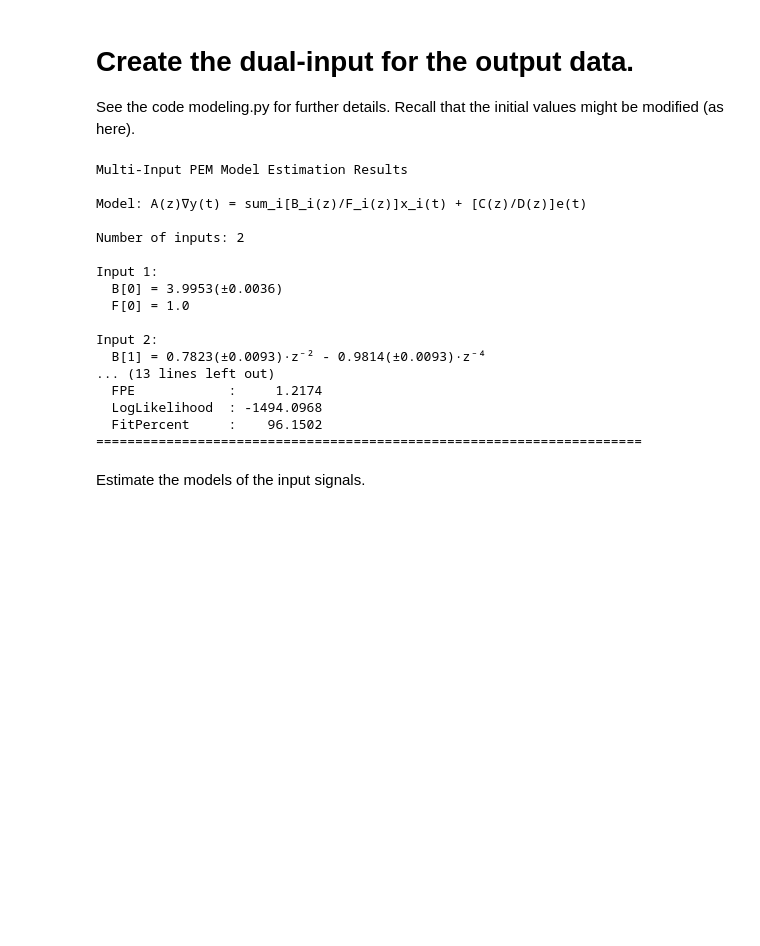
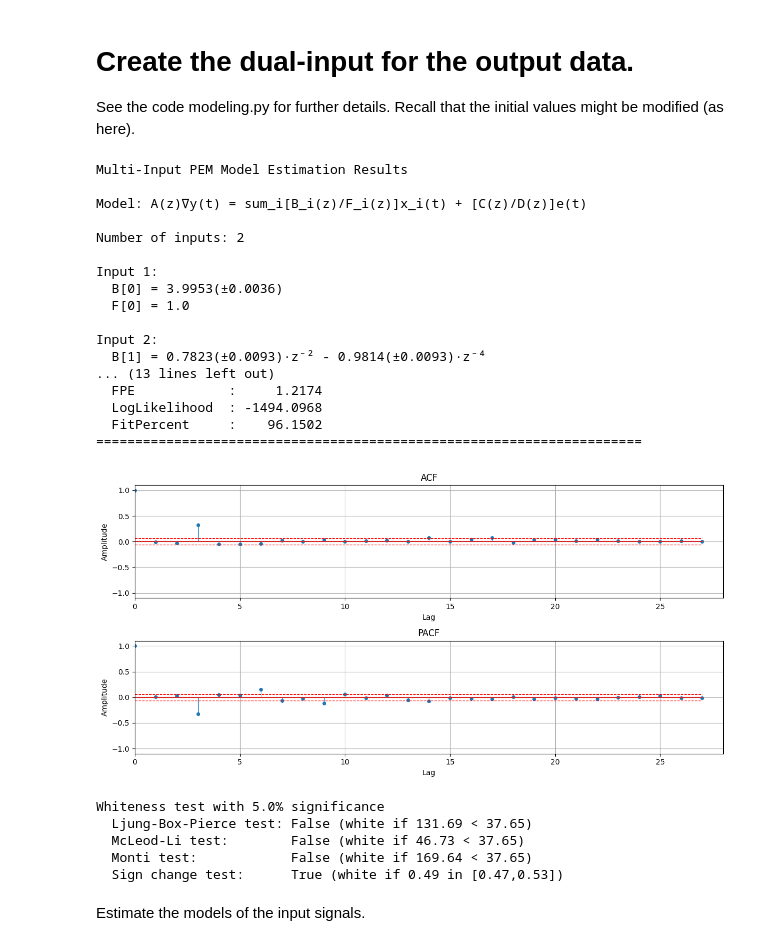
Before and after one commit to colina-analytics/TimeSeriesAnalysis, a Jupyter notebook: Lectures/code25.ipynb, the cells around one changed output. Saved outputs shown, nothing was run; the diff lists cells and outputs as text; code cells hidden in the pictures; blank space fills up the shorter version.

Commit message:
Part B passed 5/6 tests

```diff
--- a/Lectures/code25.ipynb
+++ b/Lectures/code25.ipynb
@@ -92,6 +92,9 @@ See the code modeling.py for further details. Recall that the initial values mig
 # In MATLAB: polyContainer = idpoly( 1, B, C1_0, A1_0, A2 );
 #            dataContainer = iddata( y(1:pstart), [x1(1:pstart) x2(1:pstart)] );
 #            foundModel = pem( dataContainer, polyContainer );
+
+from tsa_lth.analysis import plotACFnPACF
+
 
 B = [[1.0], [0.0, 0.0, 1.0, 0.0, 0.3]]
 A2 = [[1.0], [1.0]]
@@ -101,33 +104,44 @@ C1_0 = [1.0, 0.0, 0.0, 0.3]
 x_multi = np.column_stack([x1[:pstart], x2[:pstart]])
 
 model = MultiInputPEM(y=y[:pstart], x=x_multi, A=1, B=B, F=A2, C=C1_0, D=A1_0, nk=[0, 0])
 model.set_free_params(
     B_free=[[True], [False, False, True, False, True]],
     F_free=None,
     C_free=[False, False, False, True],
     D_free=[False, False, False, False, False, False, False, False, True]
 )
 
 foundModel = model.fit(method='LS', verbose=0)
 foundModel.summary()
+
+
+res = foundModel.resid
+plotACFnPACF(res)
+whiteness_test(res)
 # %% [output]
 Multi-Input PEM Model Estimation Results
 
 Model: A(z)∇y(t) = sum_i[B_i(z)/F_i(z)]x_i(t) + [C(z)/D(z)]e(t)
 
 Number of inputs: 2
 
 Input 1:
   B[0] = 3.9953(±0.0036)
   F[0] = 1.0
 
 Input 2:
   B[1] = 0.7823(±0.0093)·z⁻² - 0.9814(±0.0093)·z⁻⁴
 ... (13 lines left out)
   FPE            :     1.2174
   LogLikelihood  : -1494.0968
   FitPercent     :    96.1502
 ======================================================================
+[figure, added]
+Whiteness test with 5.0% significance
+  Ljung-Box-Pierce test: False (white if 131.69 < 37.65)
+  McLeod-Li test:        False (white if 46.73 < 37.65)
+  Monti test:            False (white if 169.64 < 37.65)
+  Sign change test:      True (white if 0.49 in [0.47,0.53])
 # %% [markdown]
 Estimate the models of the input signals.
 # %%
```
Also changed, not shown: 3 other files.
